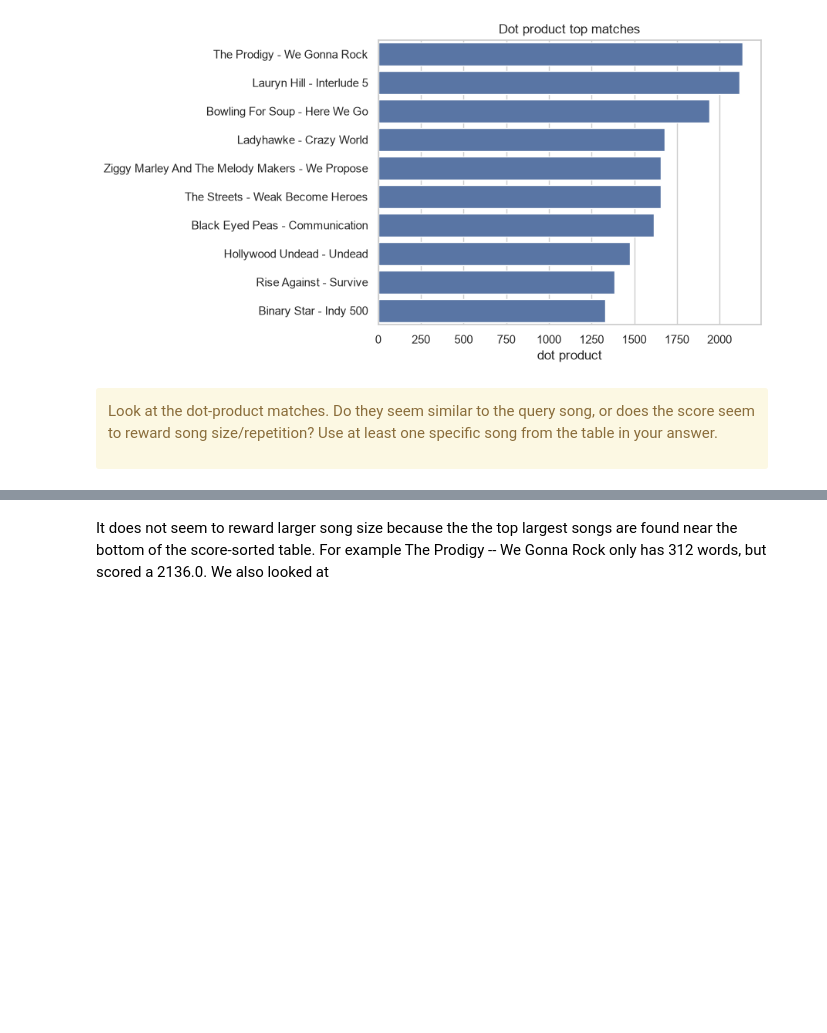
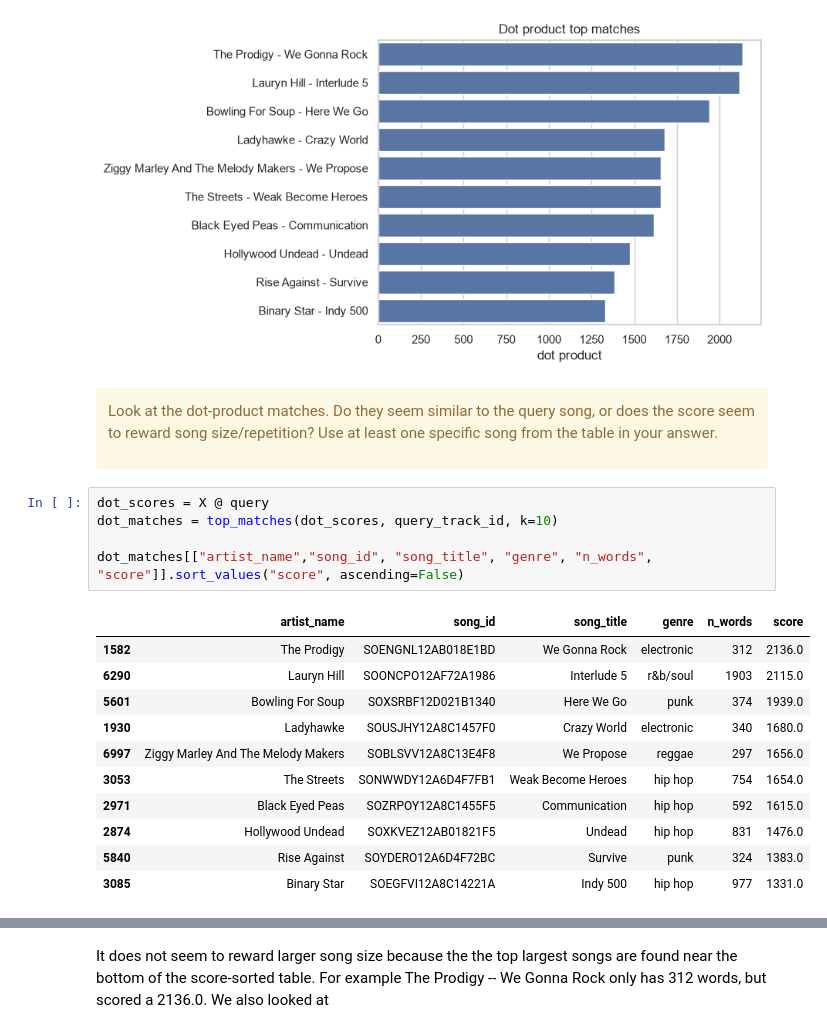
Before and after one commit to hdykens/UU_Lab_Repo, a Jupyter notebook: lab_02_in_class.ipynb, the cells around one changed output, grey strips where cells are left out. Saved outputs shown, nothing was run; the diff lists cells and outputs as text; blank space fills up the shorter version.

Commit message:
Tables

```diff
--- a/lab_02_in_class.ipynb
+++ b/lab_02_in_class.ipynb
@@ -189,3 +189,20 @@ ax.set(title="Dot product top matches", xlabel="dot product", ylabel="")
 Look at the dot-product matches. Do they seem similar to the query song, or does the score seem to reward song size/repetition? Use at least one specific song from the table in your answer.
 
 </div>
+# %%
+dot_scores = X @ query
+dot_matches = top_matches(dot_scores, query_track_id, k=10)
+
+dot_matches[["artist_name","song_id", "song_title", "genre", "n_words", "score"]].sort_values("score", ascending=False)
+# %% [output]
+|  | artist_name | song_id | song_title | genre | n_words | score |
+| 1582 | The Prodigy | SOENGNL12AB018E1BD | We Gonna Rock | electronic | 312 | 2136.0 |
+| 6290 | Lauryn Hill | SOONCPO12AF72A1986 | Interlude 5 | r&b/soul | 1903 | 2115.0 |
+| 5601 | Bowling For Soup | SOXSRBF12D021B1340 | Here We Go | punk | 374 | 1939.0 |
+| 1930 | Ladyhawke | SOUSJHY12A8C1457F0 | Crazy World | electronic | 340 | 1680.0 |
+| 6997 | Ziggy Marley And The Melody Makers | SOBLSVV12A8C13E4F8 | We Propose | reggae | 297 | 1656.0 |
+| 3053 | The Streets | SONWWDY12A6D4F7FB1 | Weak Become Heroes | hip hop | 754 | 1654.0 |
+| 2971 | Black Eyed Peas | SOZRPOY12A8C1455F5 | Communication | hip hop | 592 | 1615.0 |
+| 2874 | Hollywood Undead | SOXKVEZ12AB01821F5 | Undead | hip hop | 831 | 1476.0 |
+| 5840 | Rise Against | SOYDERO12A6D4F72BC | Survive | punk | 324 | 1383.0 |
+| 3085 | Binary Star | SOEGFVI12A8C14221A | Indy 500 | hip hop | 977 | 1331.0 |
```
Also changed, not shown: parts of 2 cells of this notebook.
